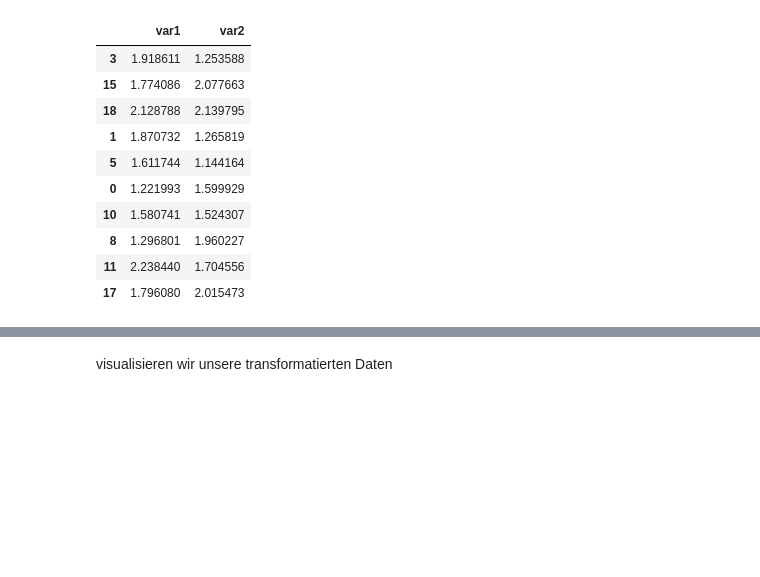
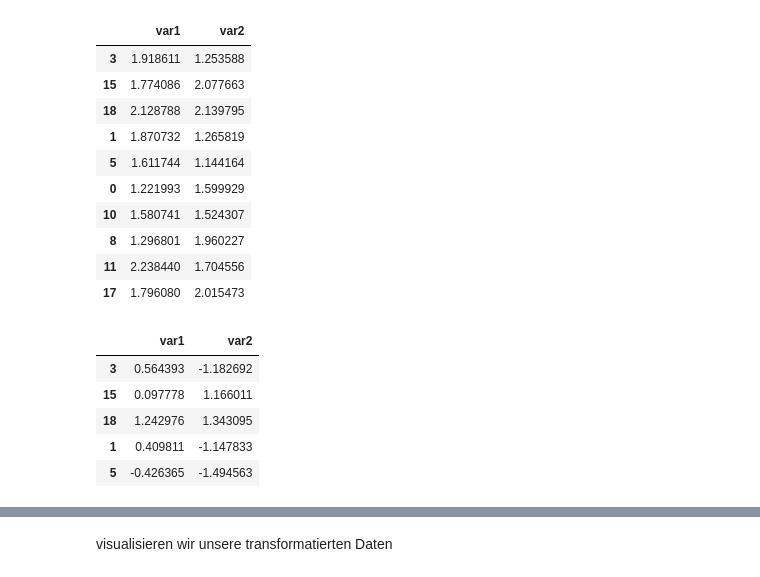
Before and after one commit to Aafaaq77/EinblickeMachineLearning, a Jupyter notebook: 07_intro_scikit_algo.ipynb, the cells around one changed output, grey strips where cells are left out. Drawn from its saved outputs; the diff is of its cells as text; code cells hidden in the pictures; blank space fills up the shorter version.

```diff
--- a/07_intro_scikit_algo.ipynb
+++ b/07_intro_scikit_algo.ipynb
@@ -57,3 +57,12 @@ X_test_std = scaler.transform(X_test)
 X_train_std = pd.DataFrame(scaler.transform(X_train), index=X_train.index, columns=X_train.columns)
 # %%
 X_test_std = pd.DataFrame(scaler.transform(X_test), index=X_test.index, columns=X_test.columns)
+# %%
+X_train_std.head()
+# %% [output]
+|  | var1 | var2 |
+| 3 | 0.564393 | -1.182692 |
+| 15 | 0.097778 | 1.166011 |
+| 18 | 1.242976 | 1.343095 |
+| 1 | 0.409811 | -1.147833 |
+| 5 | -0.426365 | -1.494563 |
```
Also changed, not shown: parts of 5 cells of this notebook.
